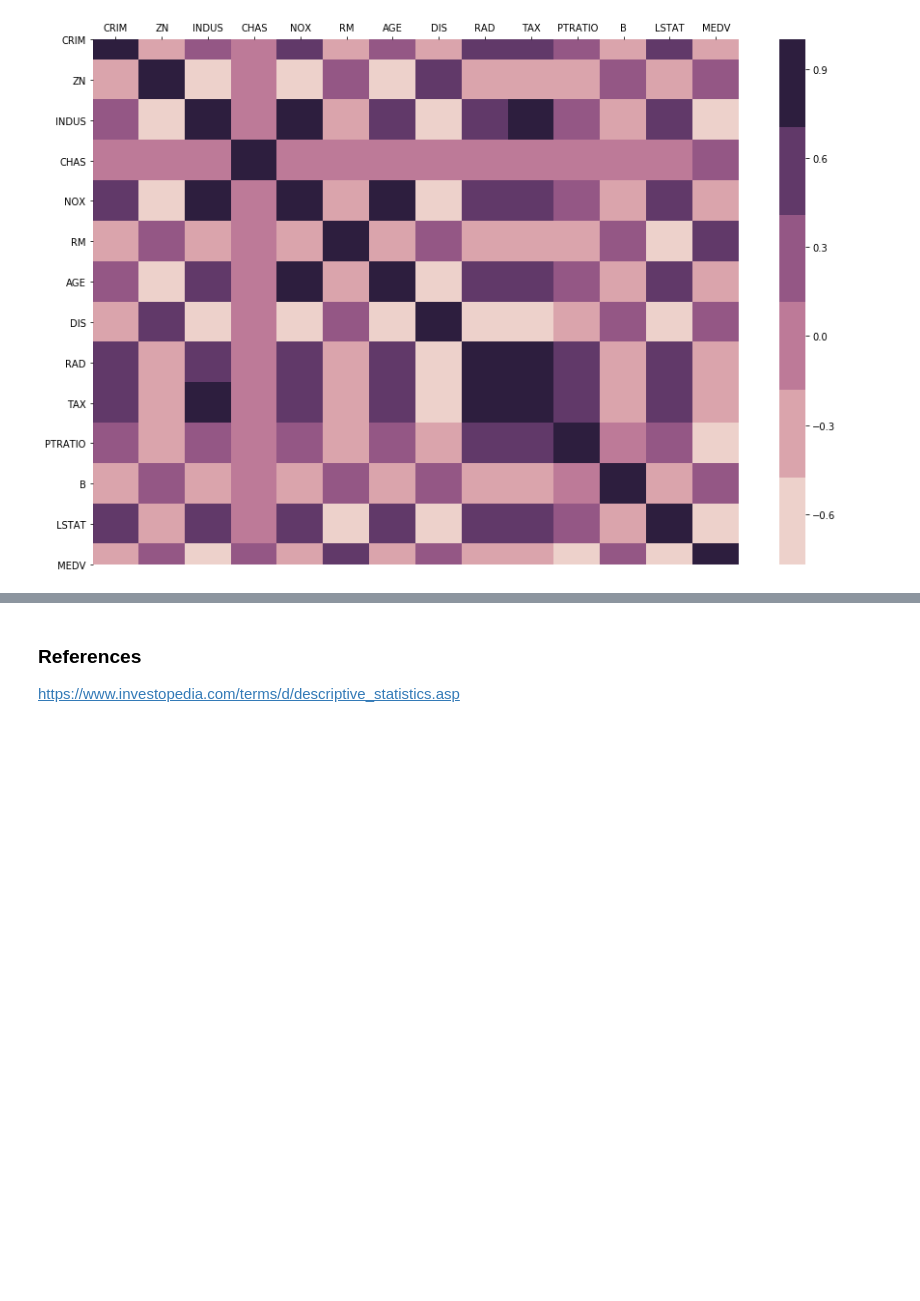
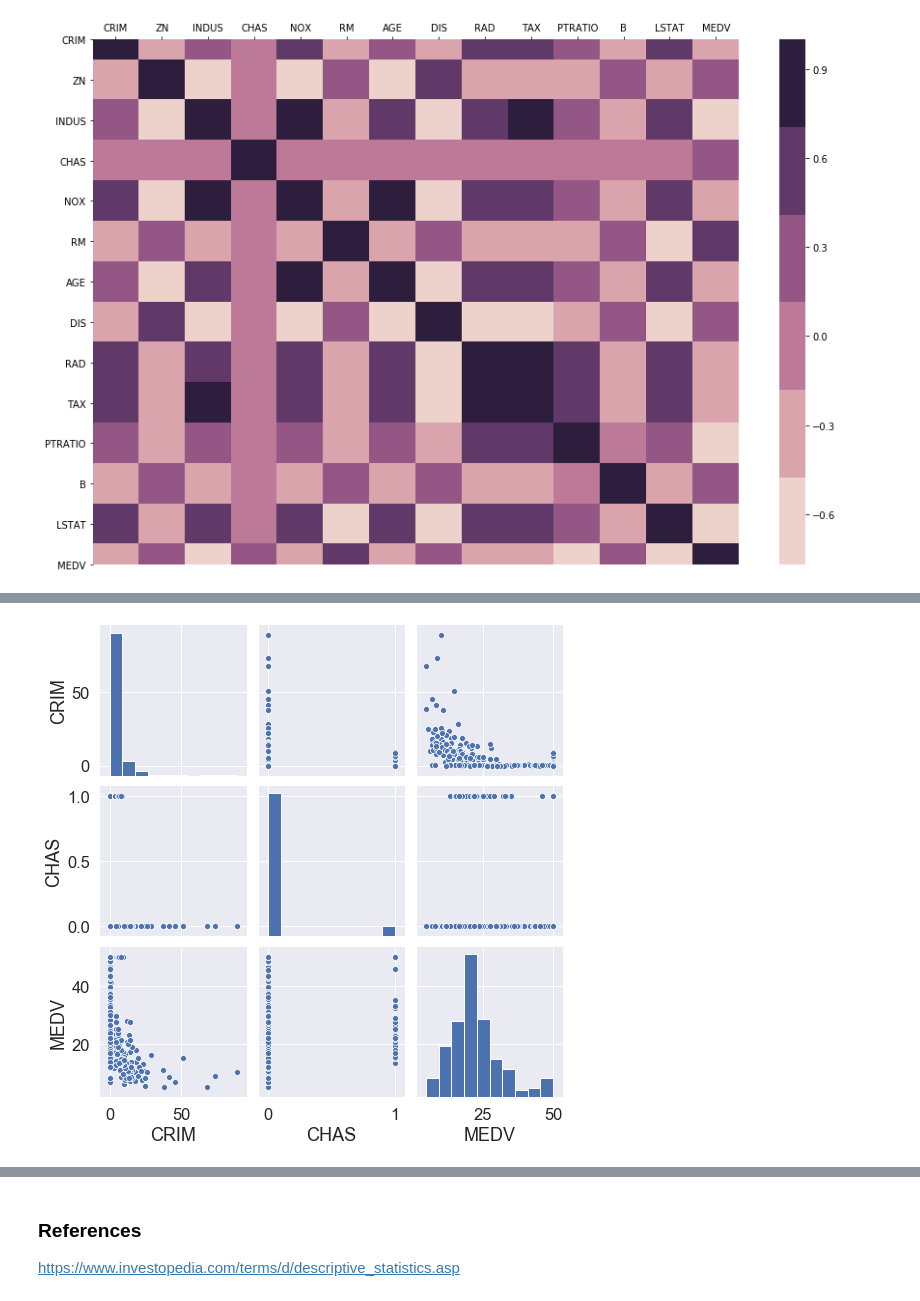
Before and after one commit to cdigap/MLAS_ASSESSMENT, a Jupyter notebook: Boston House Prices - MLAS - Assessment .ipynb, the cells around one changed output, grey strips where cells are left out. Cells and saved outputs as stored; diff of their text form; code cells hidden in the pictures; blank space fills up the shorter version.

```diff
--- a/Boston House Prices - MLAS - Assessment .ipynb
+++ b/Boston House Prices - MLAS - Assessment .ipynb
@@ -241,3 +241,6 @@ ax.xaxis.tick_top()
 plt.show()
 # %% [output]
 [figure]
+# %%
+df = data_file
+df
@@ -243,0 +261,3 @@ plt.show()
+# %%
+df = df.reindex(columns=colms)
+df
@@ -243,0 +278,3 @@ plt.show()
+# %%
+df = df[["CRIM","CHAS","MEDV"]]
+df
@@ -243,0 +295,9 @@ plt.show()
+# %%
+import matplotlib.pyplot as plt
+import seaborn as sns
+%matplotlib inline
+# Calculate and show pairplot
+sns.pairplot(df, height=2.5)
+plt.tight_layout()
+# %% [output]
+[figure, added]
```
Also changed, not shown: parts of 5 cells of this notebook.
